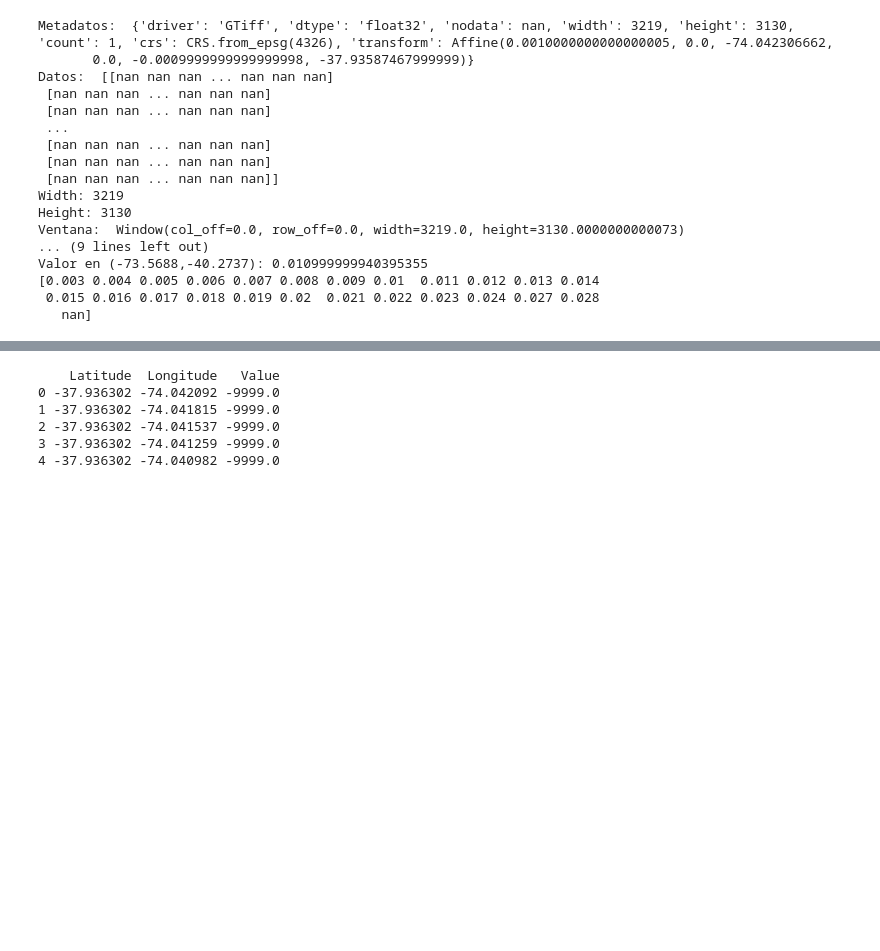
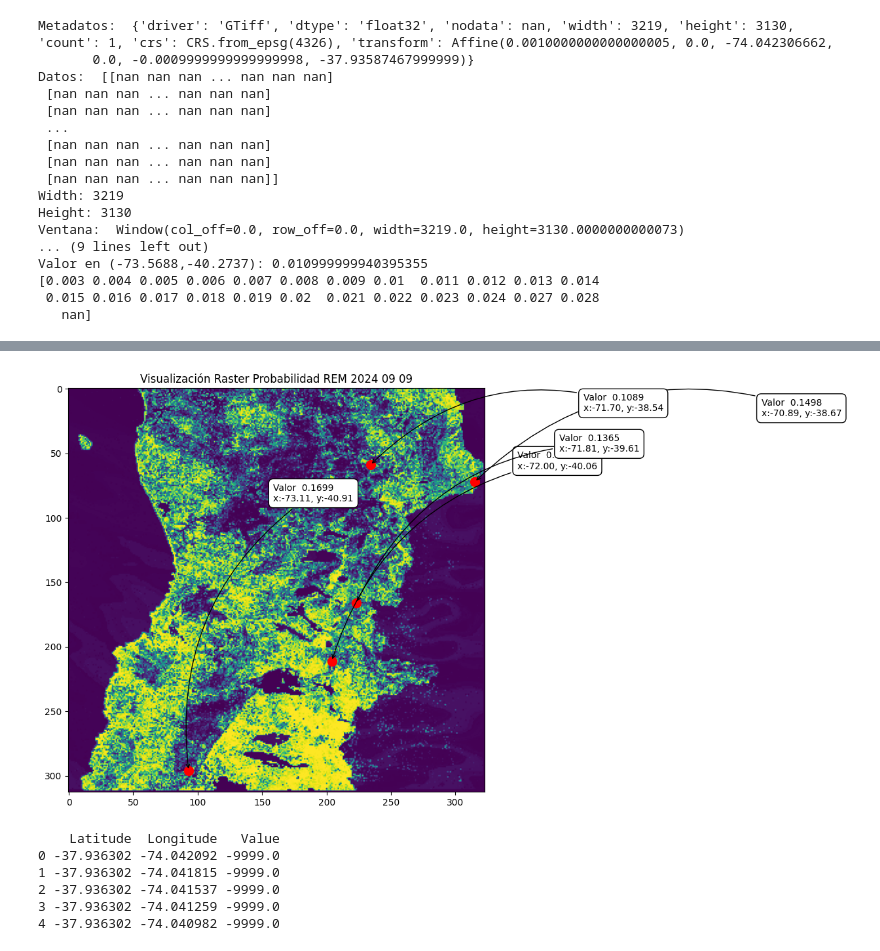
Before and after one commit to ManuelLabbe/LandSlide_Guardian, a Jupyter notebook: incursion.ipynb, the cells around one changed output, grey strips where cells are left out. Saved outputs shown, nothing was run; the diff lists cells and outputs as text; code cells hidden in the pictures; blank space fills up the shorter version.

```diff
--- a/incursion.ipynb
+++ b/incursion.ipynb
@@ -486,3 +512,43 @@ Valor en (-73.5688,-40.2737): 23.16396713256836
+# %%
+import matplotlib.pyplot as plt
+import numpy as np
+
+import rasterio
+from rasterio.plot import show_hist, show
+from matplotlib import pyplot
+output_tif_path = 'Output_01/tif/probability/raster_proba_2024_09_09.tif'
+src = rasterio.open(output_tif_path)
+
+with rasterio.open(output_tif_path) as src:
+    raster_data = src.read(1)
+    transform = src.transform
+    crs = src.crs
+
+mask = (raster_data>= 0.1) & (raster_data < 0.2)
+potential_points = np.argwhere(mask)
+
+indices = np.random.choice(len(potential_points), 5, replace=False)
+selected_points = potential_points[indices]
+
+plt.figure(figsize=(12,8))
+plt.imshow(raster_data)
+#plt.colorbar(label='Valor')
+plt.title(f"Visualización Raster Probabilidad REM 2024 09 09")
+
+for point in selected_points:
+    y,x = point
+    value = raster_data[y,x]
+    geo_x, geo_y = rasterio.transform.xy(transform,y,x)
+    plt.plot(x,y,'ro',markersize=10)
+    plt.annotate(
+        f'Valor {value: .4f}\nx:{geo_x: .2f}, y:{geo_y: .2f}',
+        (x,y),
+        textcoords='offset points',
+        arrowprops=dict(arrowstyle='->', connectionstyle='arc3, rad=0.3'),
+        bbox=dict(boxstyle='round,pad=0.5', fc='white', alpha=1)
+    )
+# %% [output]
+[figure, added]
 # %%
 import rasterio
 import pandas as pd
```
Also changed, not shown: parts of 18 cells of this notebook.
